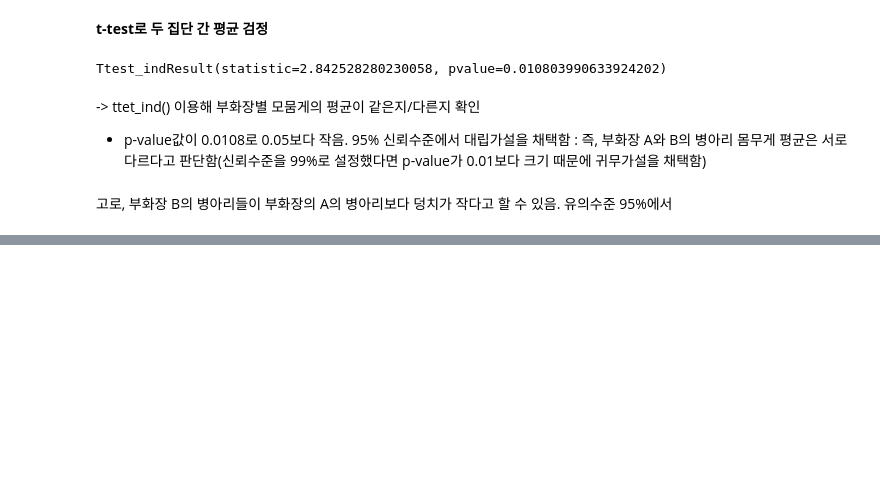
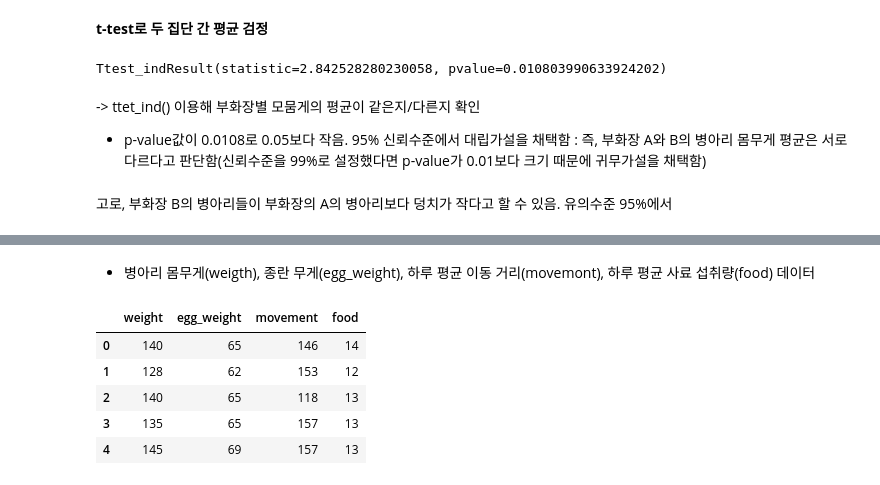
Before and after one commit to heyggun/Data_EDA, a Jupyter notebook: 현장에서_바로_써먹는_데이터_분석_with_파이썬_(1).ipynb, the cells around one changed output, grey strips where cells are left out. Saved outputs shown, nothing was run; the diff lists cells and outputs as text; code cells hidden in the pictures; blank space fills up the shorter version.

```diff
--- a/현장에서_바로_써먹는_데이터_분석_with_파이썬_(1).ipynb
+++ b/현장에서_바로_써먹는_데이터_분석_with_파이썬_(1).ipynb
@@ -461,0 +494,12 @@ Ttest_indResult(statistic=2.842528280230058, pvalue=0.010803990633924202)
+# %% [markdown]
+- 병아리 몸무게(weigth), 종란 무게(egg_weight), 하루 평균 이동 거리(movemont), 하루 평균 사료 섭취량(food) 데이터
+# %%
+w_n = w.iloc[:,1:5]
+w_n.head(5)
+# %% [output]
+|  | weight | egg_weight | movement | food |
+| 0 | 140 | 65 | 146 | 14 |
+| 1 | 128 | 62 | 153 | 12 |
+| 2 | 140 | 65 | 118 | 13 |
+| 3 | 135 | 65 | 157 | 13 |
+| 4 | 145 | 69 | 157 | 13 |
```
Also changed, not shown: parts of 16 cells of this notebook.
